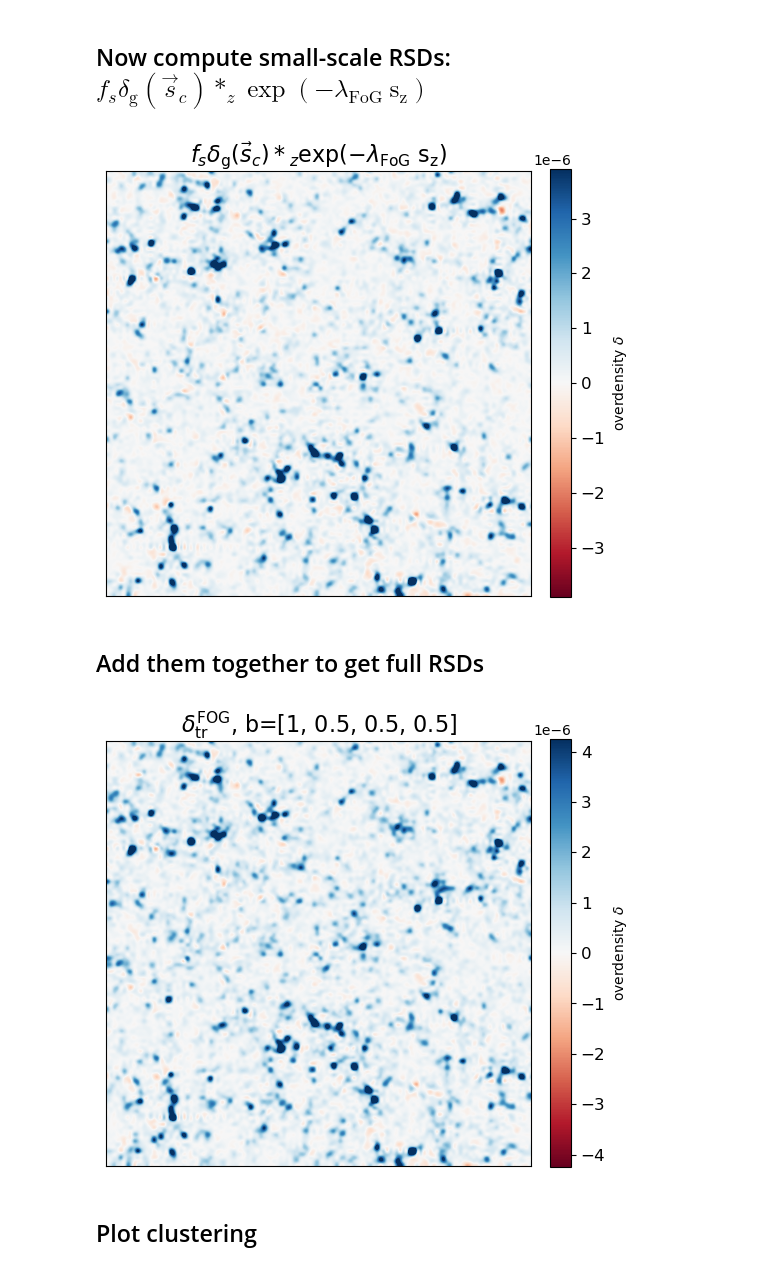
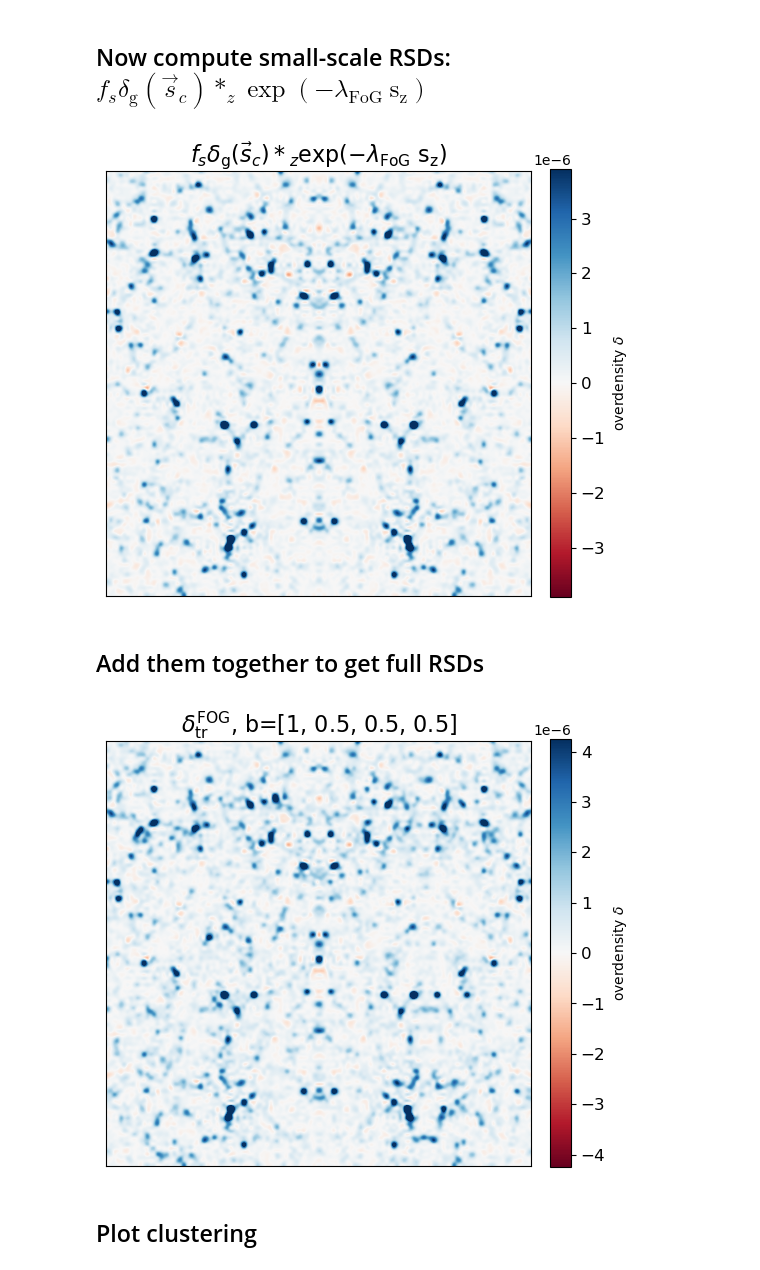
Before and after one commit to mshiferaw/sbi_bias, a Jupyter notebook: notebooks/2025-04-24_build_z_space_fields.ipynb, the cells around one changed output. Cells and saved outputs as stored; diff of their text form; code cells hidden in the pictures.

Commit message:
try building fields with RSDs

```diff
--- a/notebooks/2025-04-24_build_z_space_fields.ipynb
+++ b/notebooks/2025-04-24_build_z_space_fields.ipynb
@@ -30,7 +36,7 @@ Define plotting code
 def plot_field(tracer_field, normalize=False, vmin=None, vmax=None,
                 title=None, show_labels=True, show_colorbar=True,
                 zslice_min=0, zslice_max=1, figsize=(6,6), log=False, symlog=False,
-                overdensity=True, label_cbar=None):
+                overdensity=True, label_cbar=None, plot = 'xy'):
 
         if normalize:
             tracer_field /= np.max(np.abs(tracer_field))
@@ -39,7 +45,12 @@ def plot_field(tracer_field, normalize=False, vmin=None, vmax=None,
             vmax = 3*np.std(tracer_field)
 
         if tracer_field.ndim==3:
-            field_2d = np.mean(tracer_field[:,:,zslice_min:zslice_max], axis=-1)
+            if plot == 'xy':
+                field_2d = np.mean(tracer_field[:,:,zslice_min:zslice_max], axis=-1)
+            elif plot == 'xz':
+                field_2d = np.mean(tracer_field[:,zslice_min:zslice_max,:], axis=1)
+            elif plot == 'yz':
+                field_2d = np.mean(tracer_field[zslice_min:zslice_max,:,:], axis=0)
         elif tracer_field.ndim==2:
             field_2d = tracer_field
         else:
@@ -222,15 +233,16 @@ x = np.linspace(0, 1000, len(RSD_large)) # use x positions for now until we get
 lambda_FOG = 0.3
 RSD_small = f_sat*ndimage.convolve1d(tracer_field_eul_norm_zspace, np.exp(-lambda_FOG*x))
 plot_field(RSD_small, figsize=(6,6), title=r'$f_s \delta_{\mathrm{g}}(\vec{s}_c) *_z \exp (-\lambda_{\mathrm{FoG}} \mathrm{~s}_{\mathrm{z}})$',
-                   show_labels=False)
+                   show_labels=False, plot = 'xz',)
 # %% [output]
-[figure, old version]
+[figure, new version]
 # %% [markdown]
 ## Add them together to get full RSDs
 # %%
-plot_field(RSD_large+RSD_small, figsize=(6,6), title=rf'$\delta_\mathrm{{tr}}^\mathrm{{FOG}}$, b={bias_params}',
+delta_FOG = RSD_large+RSD_small
+plot_field(delta_FOG, figsize=(6,6), title=rf'$\delta_\mathrm{{tr}}^\mathrm{{FOG}}$, b={bias_params}', plot = 'xz',
                    show_labels=False)
 # %% [output]
-[figure, old version]
+[figure, new version]
 # %% [markdown]
 ## Plot clustering
```
Also changed, not shown: parts of 6 cells of this notebook.
